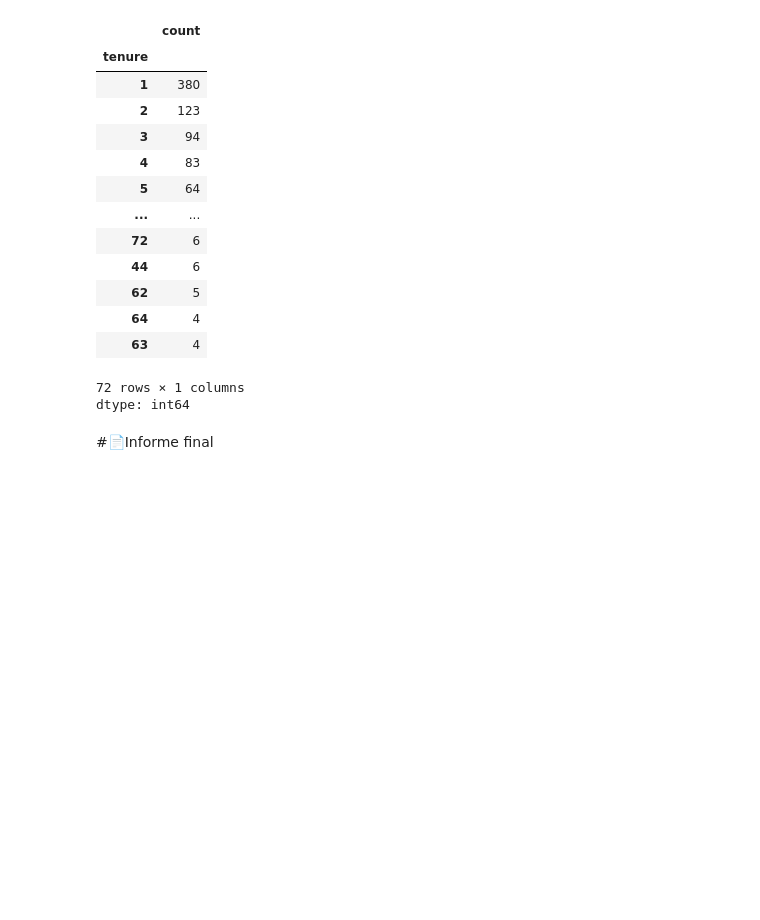
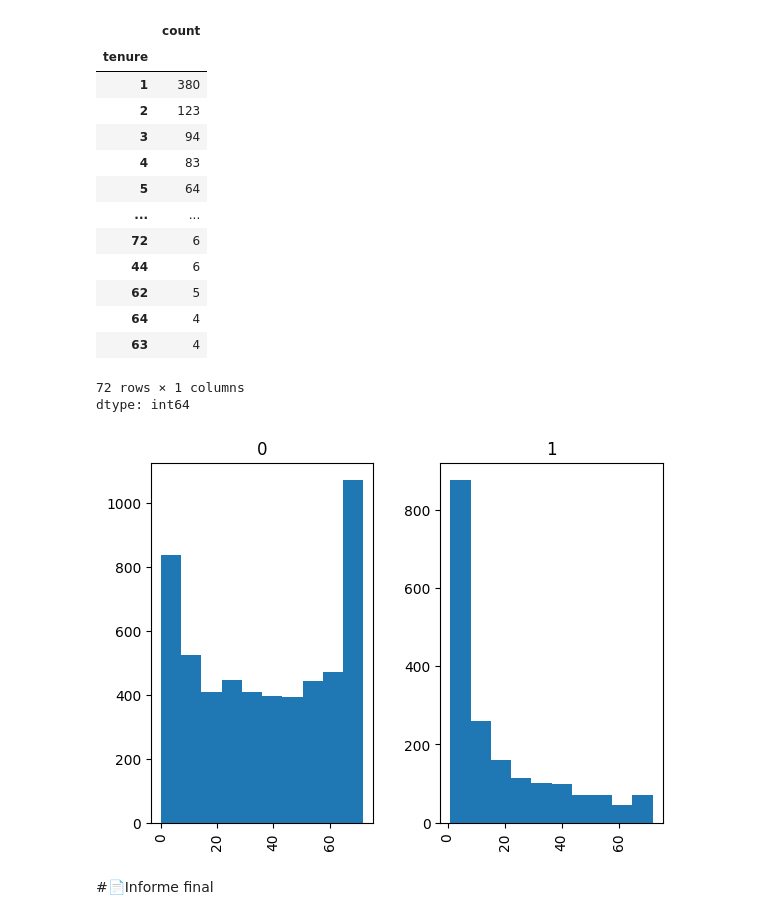
Before and after one commit to patricioterraza/TelecomX_LATAM, a Jupyter notebook: telecomx_latam.ipynb, the cells around one changed output. Drawn from its saved outputs; the diff is of its cells as text; code cells hidden in the pictures; blank space fills up the shorter version.

```diff
--- a/telecomx_latam.ipynb
+++ b/telecomx_latam.ipynb
@@ -538,5 +538,16 @@ df_churn_yes['tenure'].value_counts()
 | 63 | 4 |
 72 rows × 1 columns
 dtype: int64
+# %%
+df.hist(
+    'tenure',
+    by='churn',
+    bins=10
+)
+
+
+plt.show()
+# %% [output]
+[figure, added]
 # %% [markdown]
 #📄Informe final
```
Also changed, not shown: parts of 1 cell of this notebook.
